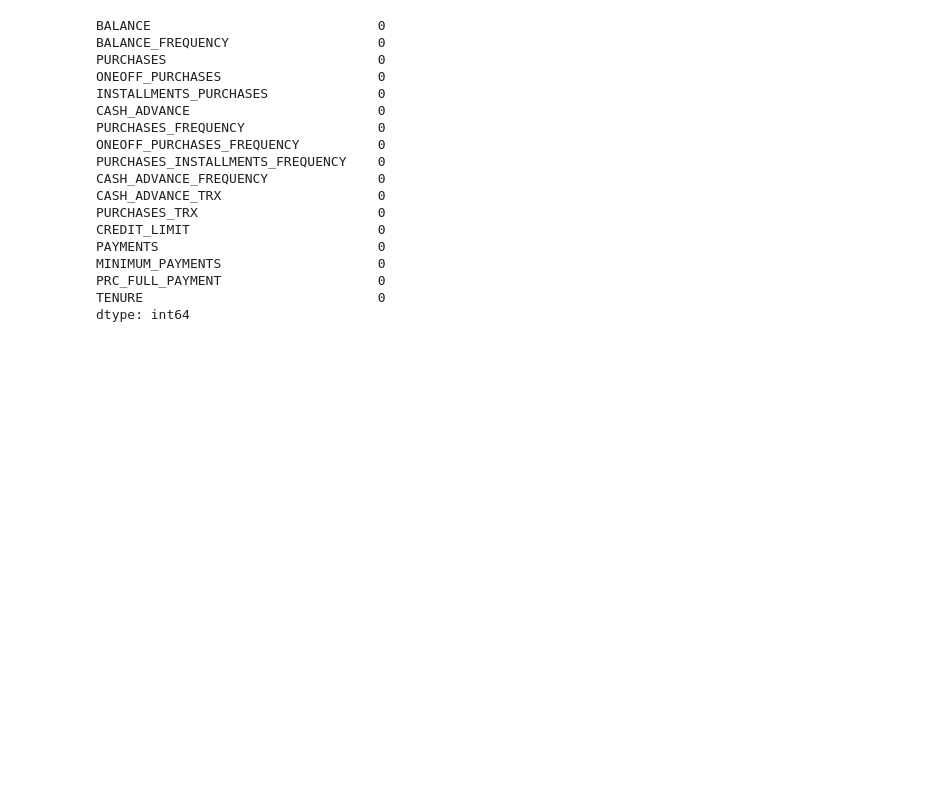
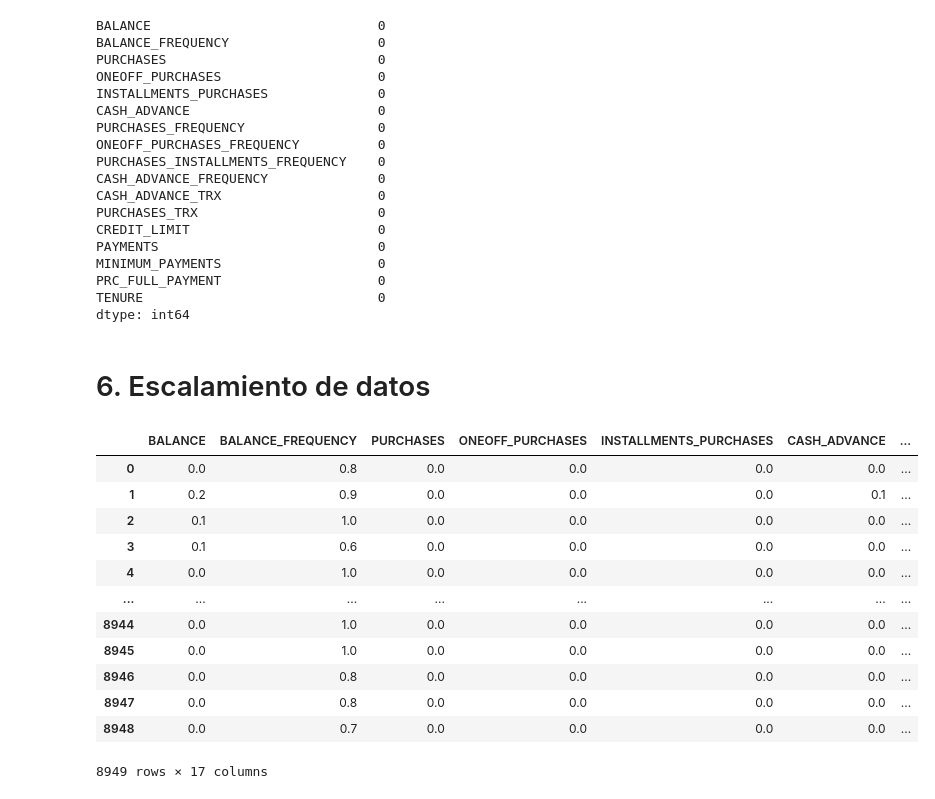
Before and after one commit to ivanpalenciab/Seg_Clientes, a Jupyter notebook: preparacion_datos.ipynb, the cells around one changed output. Saved outputs shown, nothing was run; the diff lists cells and outputs as text; code cells hidden in the pictures; blank space fills up the shorter version.

Commit message:
Preparacion datos

```diff
--- a/preparacion_datos.ipynb
+++ b/preparacion_datos.ipynb
@@ -214,4 +177,25 @@ MINIMUM_PAYMENTS                    0
 PRC_FULL_PAYMENT                    0
 TENURE                              0
 dtype: int64
+# %% [markdown]
+# 6. Escalamiento de datos
+# %%
+escalador = preprocessing.MinMaxScaler()
+
+datos_entrenamiento = pd.DataFrame(escalador.fit_transform(df), columns=df.columns)
+datos_entrenamiento
+# %% [output]
+|  | BALANCE | BALANCE_FREQUENCY | PURCHASES | ONEOFF_PURCHASES | INSTALLMENTS_PURCHASES | CASH_ADVANCE | ... |
+| 0 | 0.0 | 0.8 | 0.0 | 0.0 | 0.0 | 0.0 | ... |
+| 1 | 0.2 | 0.9 | 0.0 | 0.0 | 0.0 | 0.1 | ... |
+| 2 | 0.1 | 1.0 | 0.0 | 0.0 | 0.0 | 0.0 | ... |
+| 3 | 0.1 | 0.6 | 0.0 | 0.0 | 0.0 | 0.0 | ... |
+| 4 | 0.0 | 1.0 | 0.0 | 0.0 | 0.0 | 0.0 | ... |
+| ... | ... | ... | ... | ... | ... | ... | ... |
+| 8944 | 0.0 | 1.0 | 0.0 | 0.0 | 0.0 | 0.0 | ... |
+| 8945 | 0.0 | 1.0 | 0.0 | 0.0 | 0.0 | 0.0 | ... |
+| 8946 | 0.0 | 0.8 | 0.0 | 0.0 | 0.0 | 0.0 | ... |
+| 8947 | 0.0 | 0.8 | 0.0 | 0.0 | 0.0 | 0.0 | ... |
+| 8948 | 0.0 | 0.7 | 0.0 | 0.0 | 0.0 | 0.0 | ... |
+8949 rows × 17 columns
 # %%
```
Also changed, not shown: parts of 7 cells of this notebook, 1 other file.
